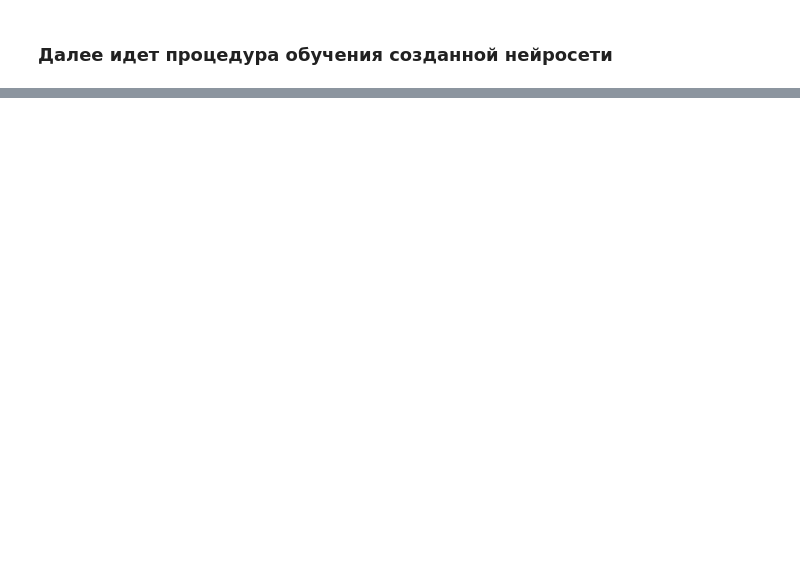
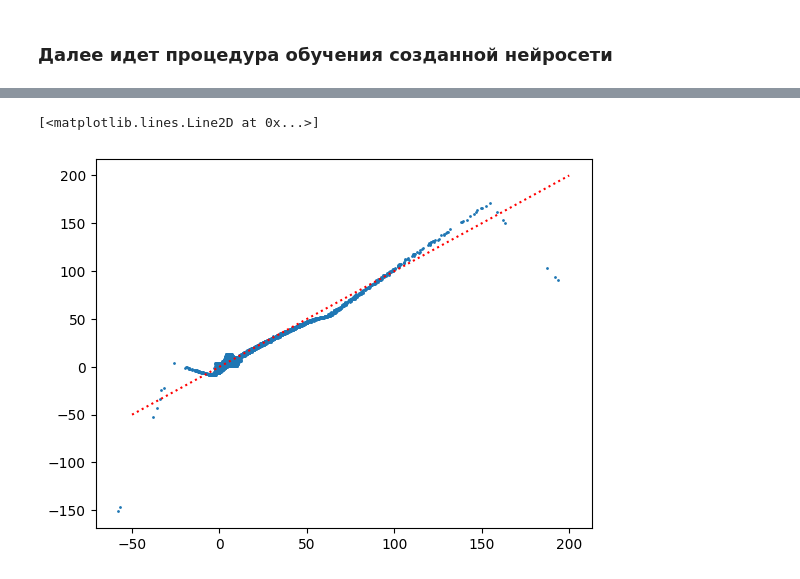
Before and after one commit to Mikhaelyes/Diploma_ocean, a Jupyter notebook: Study_programms/HW_2/HW02.ipynb, the cells around one changed output, grey strips where cells are left out. Saved outputs shown, nothing was run; the diff lists cells and outputs as text; code cells hidden in the pictures; blank space fills up the shorter version.

```diff
--- a/Study_programms/HW_2/HW02.ipynb
+++ b/Study_programms/HW_2/HW02.ipynb
@@ -446,6 +511,10 @@ plt.yscale('log')
 # %%
 # примените нейросеть к данным Xtr
-mu = network(Xtr)
+mu = network(normalize_X(Xtr))
 # %%
 # отобразите диаграмму y(y_true) для оценки соответствия полученного решения известному
-plt.scatter(ytr, mu, s=1)
+plt.scatter(list(ytr), list(mu), s=1)
+plt.plot(np.array([-50, 0, 200]), np.array([-50, 0, 200]), linestyle = 'dotted', color = 'red')
+# %% [output]
+[<matplotlib.lines.Line2D at 0x...>]
+[figure, added]
```
Also changed, not shown: parts of 21 cells of this notebook, 4 other files.
